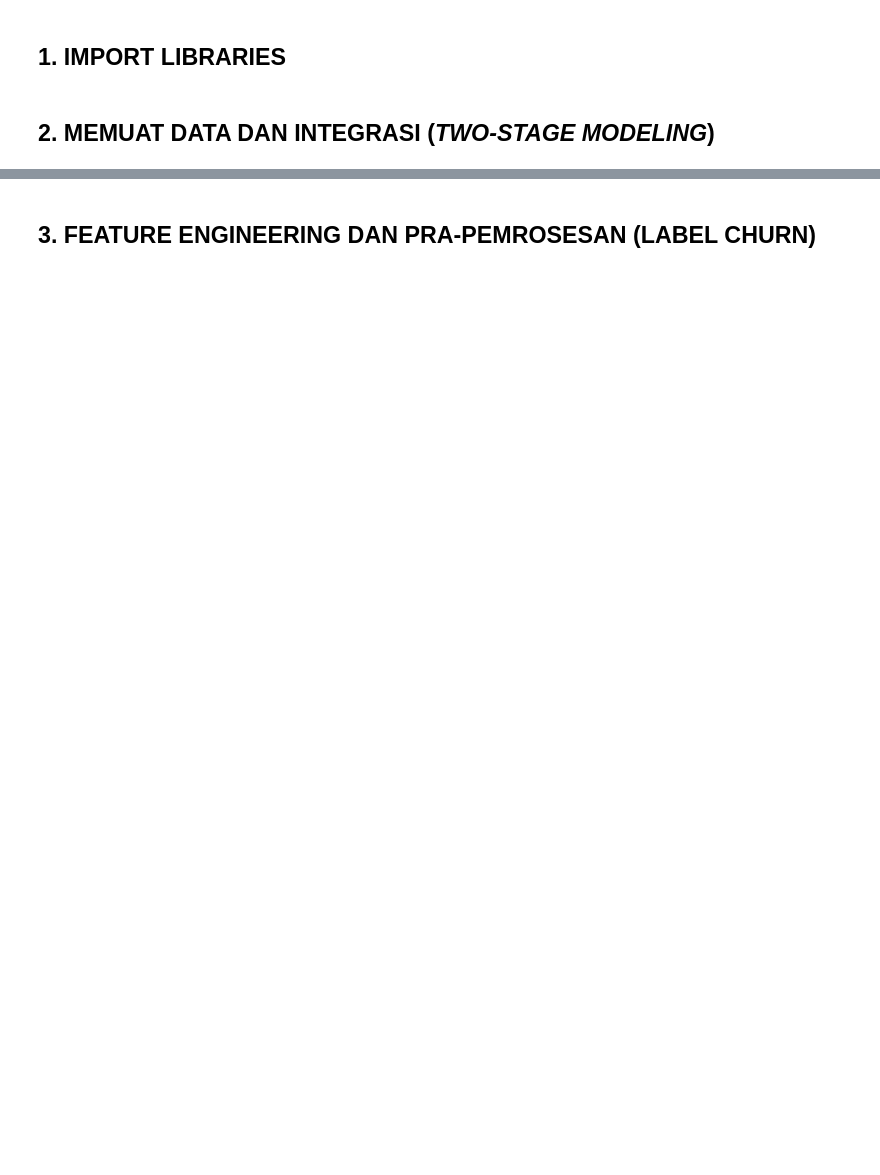
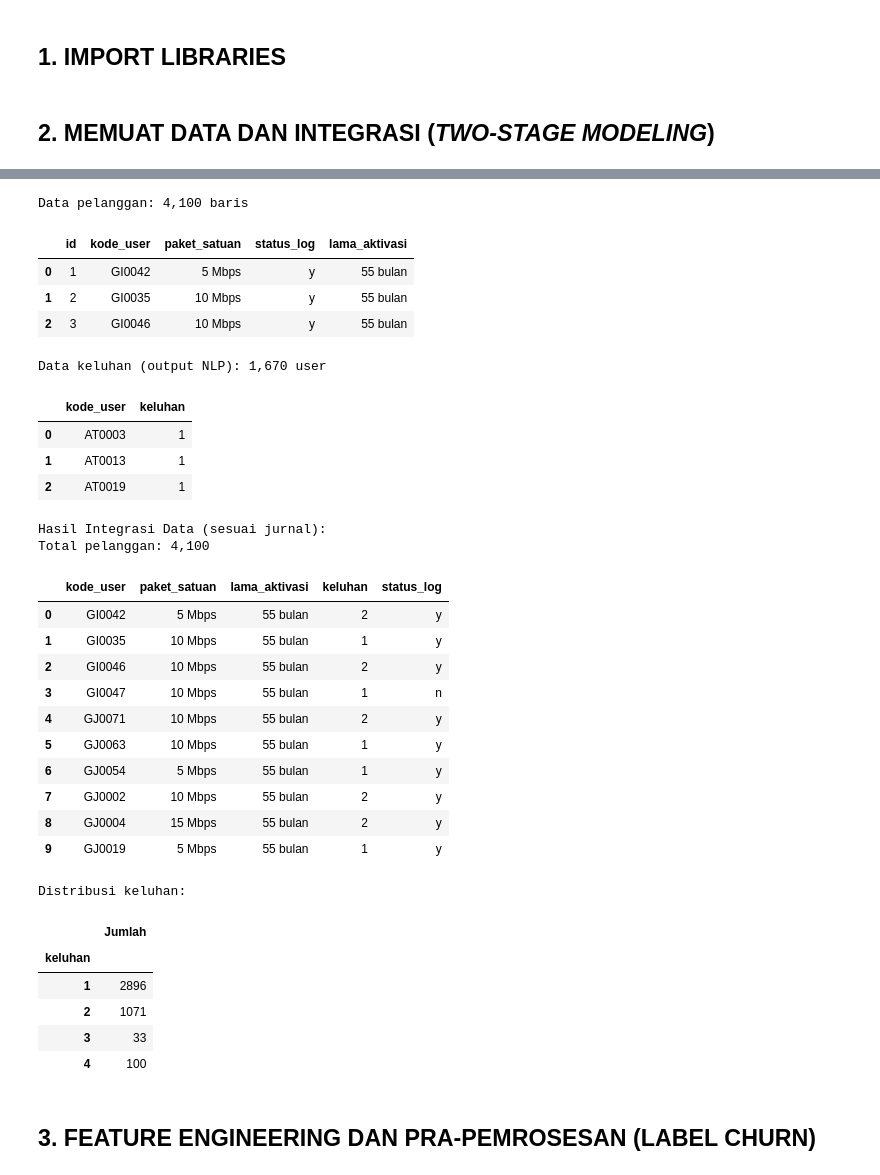
Before and after one commit to Fyodor-DOs/customer-churn-prediction, a Jupyter notebook: Decision_Tree_Churn.ipynb, the cells around one changed output, grey strips where cells are left out. Saved outputs shown, nothing was run; the diff lists cells and outputs as text; code cells hidden in the pictures; blank space fills up the shorter version.

```diff
--- a/Decision_Tree_Churn.ipynb
+++ b/Decision_Tree_Churn.ipynb
@@ -51,3 +20,66 @@ Total baris data siap pakai: 4100
+# %%
+# ====== INTEGRASI DATA PELANGGAN + KELUHAN (Sesuai Jurnal Siregar) ======
+# Jurnal: Tabel 1 -> Nama | Lama Berlangganan | Paket | Keluhan | Status Churn
+# Keluhan berasal dari output Pipeline NLP (severity level 1-4)
+
+# 1. Load data pelanggan (data utama)
+df_pelanggan = pd.read_csv('../dataset/data_pelanggan.csv')
+print(f'Data pelanggan: {df_pelanggan.shape[0]:,} baris')
+display(df_pelanggan.head(3))
+
+# 2. Load output NLP: severity per user (dari NLP_Pipeline.ipynb)
+nlp_path = '../output/severity_per_user.csv'
+if not os.path.exists(nlp_path):
+    nlp_path = '../dummy/severity_per_user.csv'  # fallback
+df_nlp = pd.read_csv(nlp_path)
+df_nlp.rename(columns={'predicted_severity': 'keluhan'}, inplace=True)
+df_nlp['keluhan'] = df_nlp['keluhan'].astype(int)
+print(f'\nData keluhan (output NLP): {df_nlp.shape[0]:,} user')
+display(df_nlp.head(3))
+
+# 3. Merge: data_pelanggan + keluhan (Left Join)
+#    Pelanggan tanpa keluhan → default level 1 (No Explicit Reproach)
+df_merge = df_pelanggan.merge(df_nlp, on='kode_user', how='left')
+df_merge['keluhan'] = df_merge['keluhan'].fillna(1).astype(int)
+
+# 4. Tampilkan hasil integrasi (sesuai Tabel 1 jurnal Siregar)
+print(f'\nHasil Integrasi Data (sesuai jurnal):')
+print(f'Total pelanggan: {df_merge.shape[0]:,}')
+display(df_merge[['kode_user', 'paket_satuan', 'lama_aktivasi', 'keluhan', 'status_log']].head(10))
+
+print(f'\nDistribusi keluhan:')
+display(df_merge['keluhan'].value_counts().sort_index().to_frame('Jumlah'))
+# %% [output]
+Data pelanggan: 4,100 baris
+|  | id | kode_user | paket_satuan | status_log | lama_aktivasi |
+| 0 | 1 | GI0042 | 5 Mbps | y | 55 bulan |
+| 1 | 2 | GI0035 | 10 Mbps | y | 55 bulan |
+| 2 | 3 | GI0046 | 10 Mbps | y | 55 bulan |
+Data keluhan (output NLP): 1,670 user
+|  | kode_user | keluhan |
+| 0 | AT0003 | 1 |
+| 1 | AT0013 | 1 |
+| 2 | AT0019 | 1 |
+Hasil Integrasi Data (sesuai jurnal):
+Total pelanggan: 4,100
+|  | kode_user | paket_satuan | lama_aktivasi | keluhan | status_log |
+| 0 | GI0042 | 5 Mbps | 55 bulan | 2 | y |
+| 1 | GI0035 | 10 Mbps | 55 bulan | 1 | y |
+| 2 | GI0046 | 10 Mbps | 55 bulan | 2 | y |
+| 3 | GI0047 | 10 Mbps | 55 bulan | 1 | n |
+| 4 | GJ0071 | 10 Mbps | 55 bulan | 2 | y |
+| 5 | GJ0063 | 10 Mbps | 55 bulan | 1 | y |
+| 6 | GJ0054 | 5 Mbps | 55 bulan | 1 | y |
+| 7 | GJ0002 | 10 Mbps | 55 bulan | 2 | y |
+| 8 | GJ0004 | 15 Mbps | 55 bulan | 2 | y |
+| 9 | GJ0019 | 5 Mbps | 55 bulan | 1 | y |
+Distribusi keluhan:
+|  | Jumlah |
+| keluhan |  |
+| 1 | 2896 |
+| 2 | 1071 |
+| 3 | 33 |
+| 4 | 100 |
 # %% [markdown]
 ## **3. FEATURE ENGINEERING DAN PRA-PEMROSESAN (LABEL CHURN)**
 # %%
```
Also changed, not shown: parts of 11 cells of this notebook, 1 other file.
